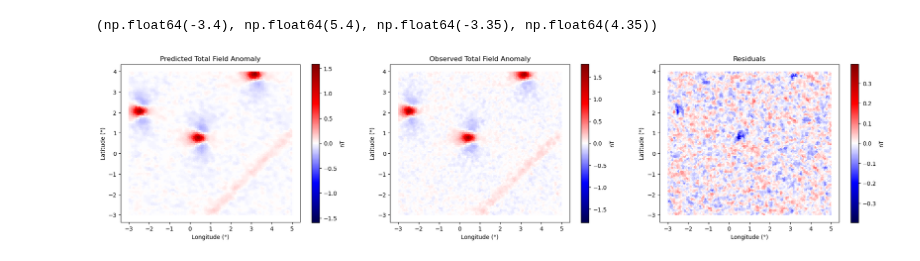
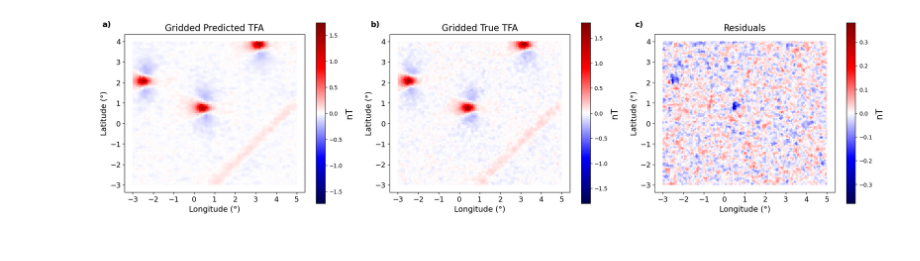
Before and after one commit to compgeolab/eqs-magnetic-spherical, a Jupyter notebook: code/syntetic_airborne.ipynb, the cells around one changed output. Cells and saved outputs as stored; diff of their text form; code cells hidden in the pictures.

Commit message:
Add the plot that saves better figures

```diff
--- a/code/syntetic_airborne.ipynb
+++ b/code/syntetic_airborne.ipynb
@@ -48,7 +48,7 @@ dipoles = tuple(c.ravel() for c in vd.scatter_points(region= region_airbone, siz
 
 #Data
 
-magnetic_field = sph.forward_modeling_spherical(coordinates,
+magnetic_field = sph.dipole_magnetic_spherical(coordinates,
     dipoles,
 magnetic_moments = hm.magnetic_angles_to_vec(
     np.full(n_dipoles, 1e12),
@@ -65,7 +65,7 @@ magnetic_moments_dike = hm.magnetic_angles_to_vec(
 )
 
 
-magnetic_field = sph.forward_modeling_spherical(coordinates, dike, magnetic_moments_dike)
+magnetic_field = sph.dipole_magnetic_spherical(coordinates, dike, magnetic_moments_dike)
 
 dike_and_dipoles += hm.total_field_anomaly(magnetic_field, inclination, declination)
 
@@ -105,7 +105,7 @@ eql_inc = 90
 eql_dec = 0
 A = sph.jacobian(coordinates, equivalent_layer, eql_inc, eql_dec, inclination, declination)
 # %%
-damping = 1e-22
+damping = 1e-25
 coefficients = sph.calculate_coefficients(dike_and_dipoles, A, damping)
 # %%
 # Make the coordinates of a regular grid
@@ -119,7 +119,7 @@ magnetic_moment_foward = hm.magnetic_angles_to_vec(np.array([1]), np.array([(eql
 
 for j in range(m):
     dipole_foward = (equivalent_layer[0][j],equivalent_layer[1][j],equivalent_layer[2][j])
-    b_foward = sph.forward_modeling_spherical(grid_coord,dipole_foward,magnetic_moment_foward)
+    b_foward = sph.dipole_magnetic_spherical(grid_coord,dipole_foward,magnetic_moment_foward)
     grid_data += coefficients[j] * hm.total_field_anomaly(b_foward, inclination, declination)
 # %%
 def compute_magnetic_anomaly(grid_coord, inclination, declination, dipole_data, moment_amplitudes):
@@ -137,7 +137,7 @@ def compute_magnetic_anomaly(grid_coord, inclination, declination, dipole_data,
     for lat, lon, r, moment in zip(dipole_latitudes.flatten(), dipole_longitudes.flatten(), dipole_radii.flatten(), moments):
         dipole_coordinates = np.array([lat, lon, r])
 
-        magnetic_field = sph.forward_modeling_spherical(
+        magnetic_field = sph.dipole_magnetic_spherical(
             grid_coord,
             dipoles=dipole_coordinates,
             magnetic_moments=moment
@@ -154,33 +154,57 @@ grided_dd_anomaly += np.random.default_rng(42).normal(
 )
 diff = grid_data - grided_dd_anomaly
 # %%
-plt.figure(figsize=(24, 5))
+fig = plt.figure(figsize=(20, 5))
+
+font_size = 16
+colorbar_font_size = 10
+label_font_size = 14
+
+
 scale = vd.maxabs(grid_data)
 plt.subplot(1,3,1)
-plt.tripcolor(grid_coord[0], grid_coord[1], grid_data, cmap="seismic", vmin=-scale, vmax=scale)
-plt.colorbar(label='nT')
-plt.title('Predicted Total Field Anomaly')
-plt.xlabel('Longitude (°)')
-plt.ylabel('Latitude (°)')
+img1 = plt.tripcolor(grid_coord[0], grid_coord[1], grid_data, cmap="seismic", vmin=-scale, vmax=scale)
+cbar1 = plt.colorbar(img1)
+cbar1.set_label('nT', fontsize=font_size)
+cbar1.ax.tick_params(labelsize=colorbar_font_size)
+plt.title('Gridded Predicted TFA', fontsize=font_size)
+plt.xlabel('Longitude (°)', fontsize=font_size - 2)
+plt.ylabel('Latitude (°)', fontsize=font_size - 2)
+plt.xticks(fontsize=font_size - 3)
+plt.yticks(fontsize=font_size - 3)
 plt.axis("scaled")
 
 scale2 = vd.maxabs(grided_dd_anomaly)
 plt.subplot(1,3,2)
-plt.tripcolor(grid_coord[0], grid_coord[1], grided_dd_anomaly, cmap="seismic", vmin=-scale2, vmax=scale2)
-plt.colorbar(label='nT')
-plt.title('Observed Total Field Anomaly')
-plt.xlabel('Longitude (°)')
-plt.ylabel('Latitude (°)')
+img2 = plt.tripcolor(grid_coord[0], grid_coord[1], grided_dd_anomaly, cmap="seismic", vmin=-scale2, vmax=scale2)
+cbar2 = plt.colorbar(img2)
+cbar2.set_label('nT', fontsize=font_size)
+cbar2.ax.tick_params(labelsize=colorbar_font_size)
+plt.title('Gridded True TFA', fontsize=font_size)
+plt.xlabel('Longitude (°)', fontsize=font_size - 2)
+plt.ylabel('Latitude (°)', fontsize=font_size - 2)
+plt.xticks(fontsize=font_size - 3)
+plt.yticks(fontsize=font_size - 3)
+plt.axis("scaled")
+scale3 = vd.maxabs(diff)
+plt.subplot(1,3,3)
+img3 = plt.tripcolor(grid_coord[0], grid_coord[1], diff, cmap="seismic", vmin=-scale3, vmax=scale3)
+cbar3 = plt.colorbar(img3)
+cbar3.set_label('nT', fontsize=font_size)
+cbar3.ax.tick_params(labelsize=colorbar_font_size)
+plt.title('Residuals', fontsize=font_size)
+plt.xlabel('Longitude (°)', fontsize=font_size - 2)
+plt.ylabel('Latitude (°)', fontsize=font_size - 2)
+plt.xticks(fontsize=font_size - 3)
+plt.yticks(fontsize=font_size - 3)
 plt.axis("scaled")
 
-scale3 = vd.maxabs(diff)
-plt.subplot(1,3,3)
-plt.tripcolor(grid_coord[0], grid_coord[1], diff, cmap="seismic", vmin=-scale3, vmax=scale3)
-plt.colorbar(label='nT')
-plt.title('Residuals')
-plt.xlabel('Longitude (°)')
-plt.ylabel('Latitude (°)')
-plt.axis("scaled")
+fig.text(0.01, .950, "a)", fontsize=label_font_size, fontweight="bold")
+fig.text(0.345, .950, "b)", fontsize=label_font_size, fontweight="bold")
+fig.text(0.675, .950, "c)", fontsize=label_font_size, fontweight="bold")
+
+plt.tight_layout()
+plt.savefig("figures/total_field_anomaly_inversion-syntetic-airborn.png", dpi=600, bbox_inches="tight")
+plt.show()
 # %% [output]
-(np.float64(-3.4), np.float64(5.4), np.float64(-3.35), np.float64(4.35))
-[figure, old version]
+[figure, new version]
```
Also changed, not shown: parts of 2 cells of this notebook, 1 other file.
